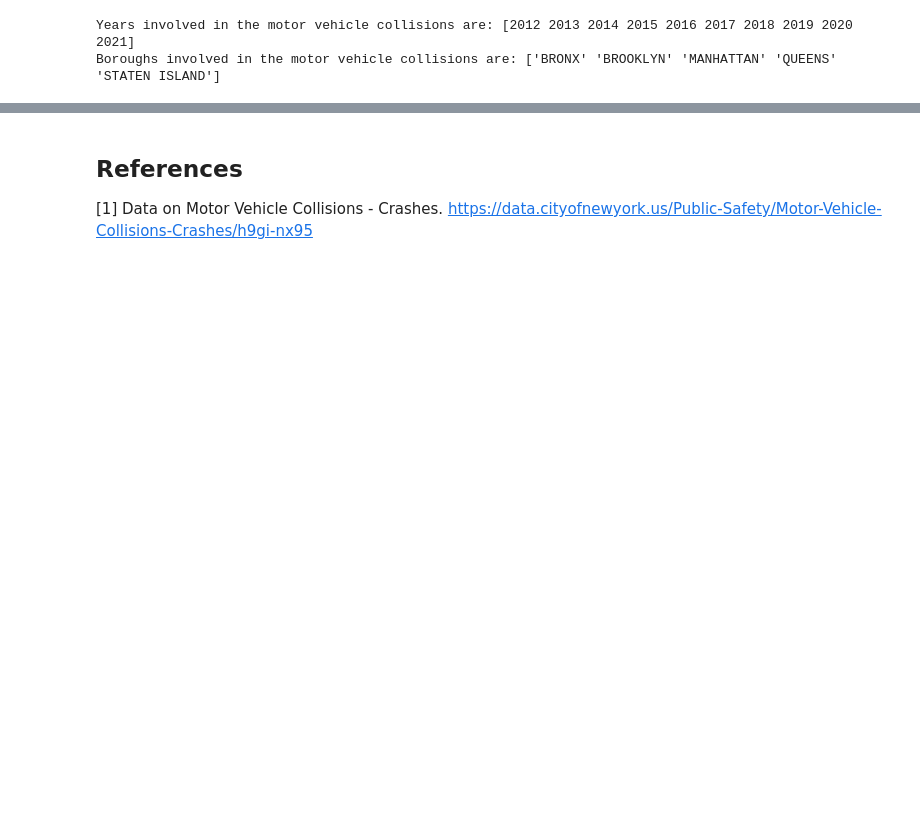
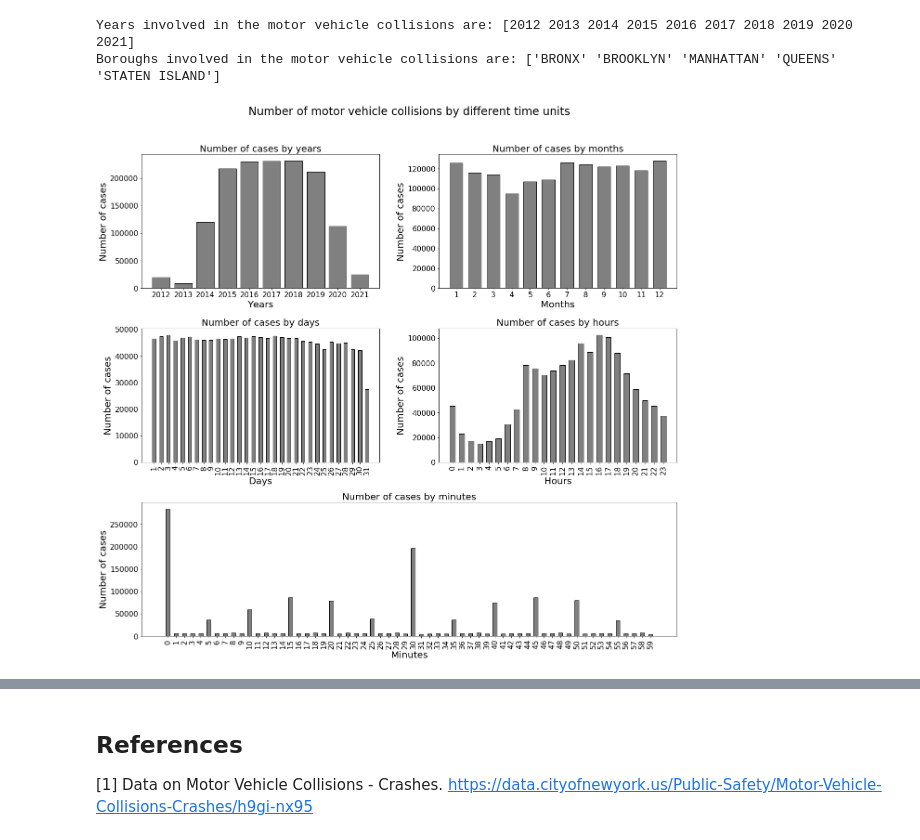
Before and after one commit to Renjue823/02806-Social-Data-Analysis-and-Visualization, a Jupyter notebook: Explanation.ipynb, the cells around one changed output, grey strips where cells are left out. Drawn from its saved outputs; the diff is of its cells as text; code cells hidden in the pictures; blank space fills up the shorter version.

Commit message:
cases by different time units

```diff
--- a/Explanation.ipynb
+++ b/Explanation.ipynb
@@ -31,0 +66,78 @@ Boroughs involved in the motor vehicle collisions are: ['BRONX' 'BROOKLYN' 'MANH
+# %%
+df = df.dropna(how='all') #drop rows containing no information
+
+count_year = df['CRASH DATE'].dt.year.value_counts().sort_index()
+count_month = df['CRASH DATE'].dt.month.value_counts().sort_index()
+count_day = df['CRASH DATE'].dt.day.value_counts().sort_index()
+count_hour = df['CRASH TIME'].dt.hour.value_counts().sort_index()
+count_minute = df['CRASH TIME'].dt.minute.value_counts().sort_index()
+
+count_borough = df['BOROUGH'].value_counts().sort_index()
+
+person_injured = df['NUMBER OF PERSONS INJURED'].value_counts().sort_index()
+person_killed = df['NUMBER OF PERSONS KILLED'].value_counts().sort_index()
+pedestrian_injured = df['NUMBER OF PEDESTRIANS INJURED'].value_counts().sort_index()
+pedestrian_killed = df['NUMBER OF PEDESTRIANS KILLED'].value_counts().sort_index()
+cyclist_injured = df['NUMBER OF CYCLIST INJURED'].value_counts().sort_index()
+cyclist_killed = df['NUMBER OF CYCLIST KILLED'].value_counts().sort_index()
+motorist_injured = df['NUMBER OF MOTORIST INJURED'].value_counts().sort_index()
+motorist_killed = df['NUMBER OF MOTORIST KILLED'].value_counts().sort_index()
+# %%
+plt.figure(figsize=(20,18), constrained_layout=True)
+plt.subplots_adjust(left=0.1, bottom=0.1, right=0.9, top=0.9, wspace=0.25, hspace=0.3)
+ax1 = plt.subplot(3,2,1)
+ax2 = plt.subplot(3,2,2)
+ax3 = plt.subplot(3,2,3)
+ax4 = plt.subplot(3,2,4)
+ax5 = plt.subplot(3,1,3)
+axes = [ax1, ax2, ax3, ax4, ax5]
+plt.rcParams['axes.labelsize'] = 20
+plt.rcParams['axes.titlesize'] = 20
+
+axes[0].bar(count_year.index, count_year.values, width=0.8, color='grey', edgecolor='black')
+axes[0].xaxis.set_tick_params(labelsize=16)
+axes[0].yaxis.set_tick_params(labelsize=16)
+axes[0].xaxis.set_ticks(np.arange(years[0], years[-1]+1, 1))
+axes[0].xaxis.set_label_text('Years')
+axes[0].yaxis.set_label_text('Number of cases')
+axes[0].title.set_text('Number of cases by years')
+
+axes[1].bar(count_month.index, count_month.values, width=0.7, color='grey', edgecolor='black')
+axes[1].xaxis.set_tick_params(labelsize=16)
+axes[1].yaxis.set_tick_params(labelsize=16)
+axes[1].xaxis.set_ticks(np.arange(months[0], months[-1]+1, 1))
+axes[1].xaxis.set_label_text('Months')
+axes[1].yaxis.set_label_text('Number of cases')
+axes[1].title.set_text('Number of cases by months')
+
+axes[2].bar(count_day.index, count_day.values, width=0.5, color='grey', edgecolor='black')
+axes[2].tick_params(axis='x', rotation=90)
+axes[2].xaxis.set_tick_params(labelsize=16)
+axes[2].yaxis.set_tick_params(labelsize=16)
+axes[2].xaxis.set_ticks(np.arange(days[0], days[-1]+1, 1))
+axes[2].xaxis.set_label_text('Days')
+axes[2].yaxis.set_label_text('Number of cases')
+axes[2].title.set_text('Number of cases by days')
+
+axes[3].bar(count_hour.index, count_hour.values, width=0.6, color='grey', edgecolor='black')
+axes[3].tick_params(axis='x', rotation=90)
+axes[3].xaxis.set_tick_params(labelsize=16)
+axes[3].yaxis.set_tick_params(labelsize=16)
+axes[3].xaxis.set_ticks(np.arange(hours[0], hours[-1]+1, 1))
+axes[3].xaxis.set_label_text('Hours')
+axes[3].yaxis.set_label_text('Number of cases')
+axes[3].title.set_text('Number of cases by hours')
+
+axes[4].bar(count_minute.index, count_minute.values, width=0.5, color='grey', edgecolor='black')
+axes[4].tick_params(axis='x', rotation=90)
+axes[4].xaxis.set_tick_params(labelsize=16)
+axes[4].yaxis.set_tick_params(labelsize=16)
+axes[4].xaxis.set_ticks(np.arange(minutes[0], minutes[-1]+1, 1))
+axes[4].xaxis.set_label_text('Minutes')
+axes[4].yaxis.set_label_text('Number of cases')
+axes[4].title.set_text('Number of cases by minutes')
+
+plt.suptitle('Number of motor vehicle collisions by different time units', fontsize=24)
+plt.show()
+# %% [output]
+[figure, added]
```
Also changed, not shown: parts of 5 cells of this notebook.
